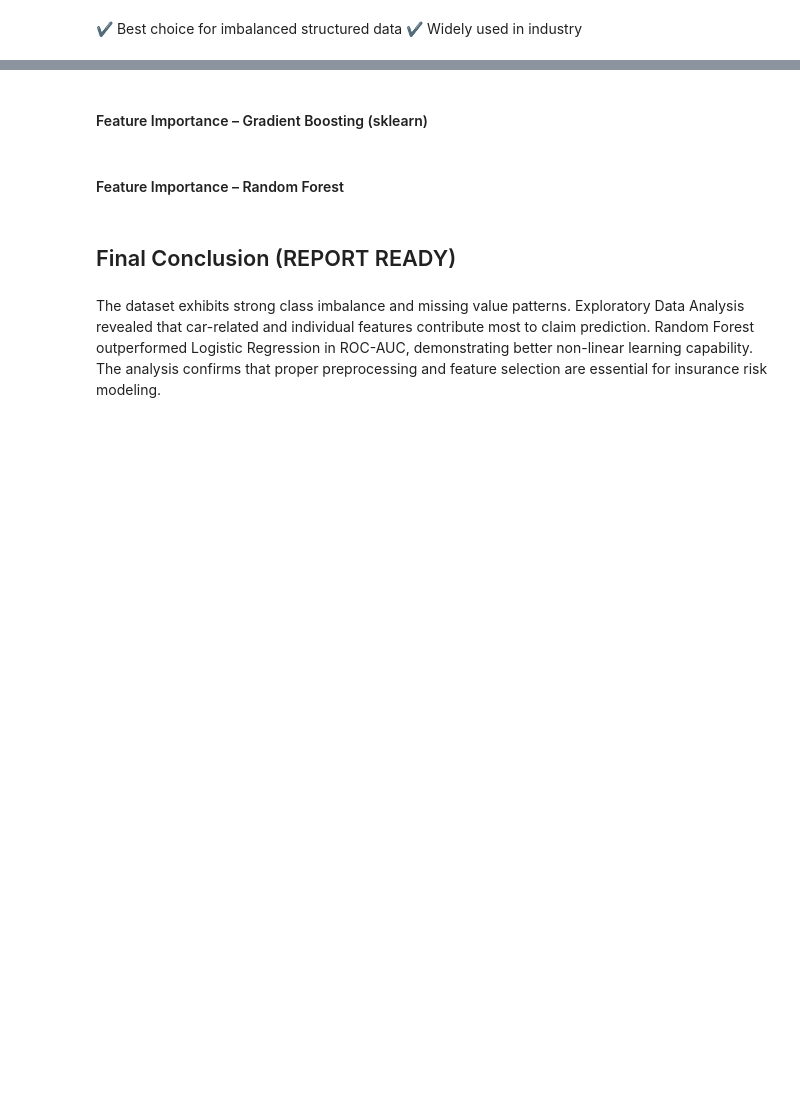
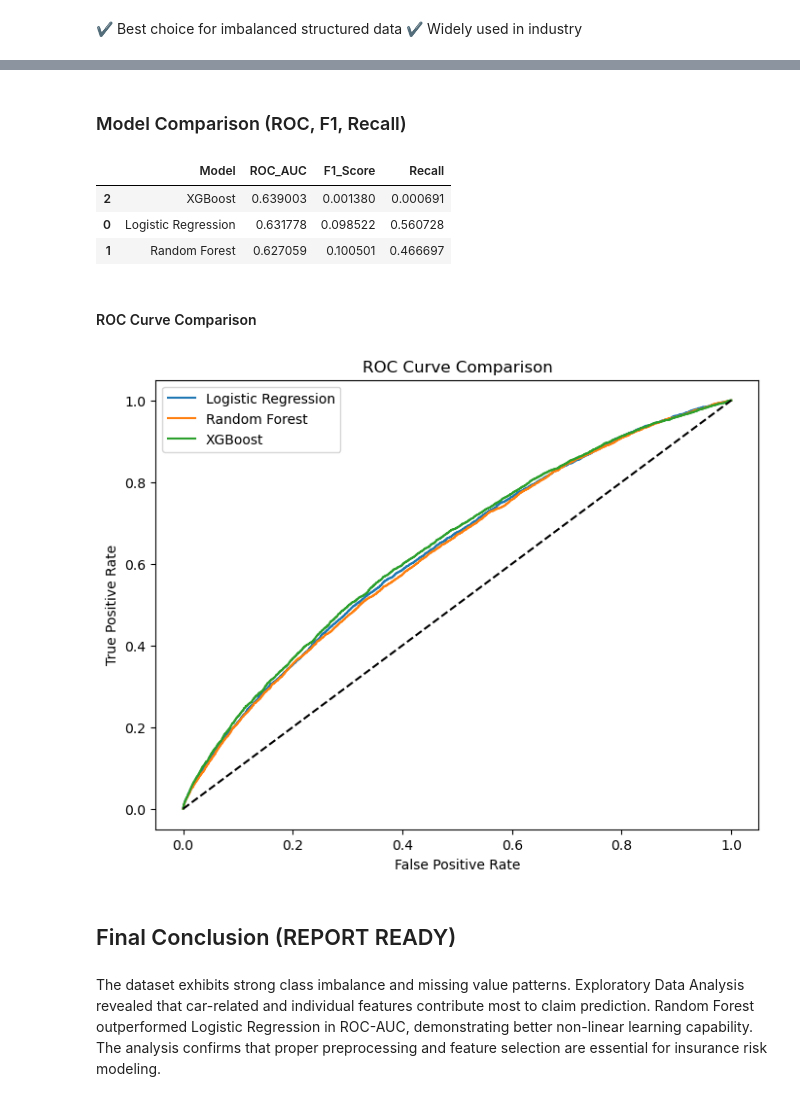
Before and after one commit to Aakanksha-Balode/internship, a Jupyter notebook: InsClaimPred/claim.ipynb, the cells around one changed output, grey strips where cells are left out. Drawn from its saved outputs; the diff is of its cells as text; code cells hidden in the pictures; blank space fills up the shorter version.

```diff
--- a/InsClaimPred/claim.ipynb
+++ b/InsClaimPred/claim.ipynb
@@ -851,2 +480,0 @@ plt.show()
-# %% [markdown]
-#### Feature Importance – Gradient Boosting (sklearn)
@@ -867,2 +480,0 @@ plt.show()
-# %% [markdown]
-#### Feature Importance – Random Forest
@@ -883,3 +481,58 @@ plt.show()
+# %% [markdown]
+### Model Comparison (ROC, F1, Recall)
+# %%
+results = []
+
+for name, model in models.items():
+    pipeline = Pipeline([
+        ('preprocess', preprocessor),
+        ('model', model)
+    ])
+
+    pipeline.fit(X_train, y_train)
+
+    y_pred = pipeline.predict(X_test)
+    y_proba = pipeline.predict_proba(X_test)[:, 1]
+
+    results.append({
+        'Model': name,
+        'ROC_AUC': roc_auc_score(y_test, y_proba),
+        'F1_Score': f1_score(y_test, y_pred),
+        'Recall': recall_score(y_test, y_pred)
+    })
+
+results_df = pd.DataFrame(results).sort_values(by='ROC_AUC', ascending=False)
+results_df
+# %% [output]
+|  | Model | ROC_AUC | F1_Score | Recall |
+| 2 | XGBoost | 0.639003 | 0.001380 | 0.000691 |
+| 0 | Logistic Regression | 0.631778 | 0.098522 | 0.560728 |
+| 1 | Random Forest | 0.627059 | 0.100501 | 0.466697 |
+# %% [markdown]
+#### ROC Curve Comparison
+# %%
+plt.figure(figsize=(8,6))
+
+for name, model in models.items():
+    pipeline = Pipeline([
+        ('preprocess', preprocessor),
+        ('model', model)
+    ])
+
+    pipeline.fit(X_train, y_train)
+    y_proba = pipeline.predict_proba(X_test)[:, 1]
+
+    fpr, tpr, _ = roc_curve(y_test, y_proba)
+    plt.plot(fpr, tpr, label=name)
+
+plt.plot([0,1], [0,1], 'k--')
+plt.xlabel("False Positive Rate")
+plt.ylabel("True Positive Rate")
+plt.title("ROC Curve Comparison")
+plt.legend()
+plt.show()
+# %% [output]
+[figure, added]
 # %% [markdown]
 ## Final Conclusion (REPORT READY)
 # %% [markdown]
```
Also changed, not shown: parts of 78 cells of this notebook.
